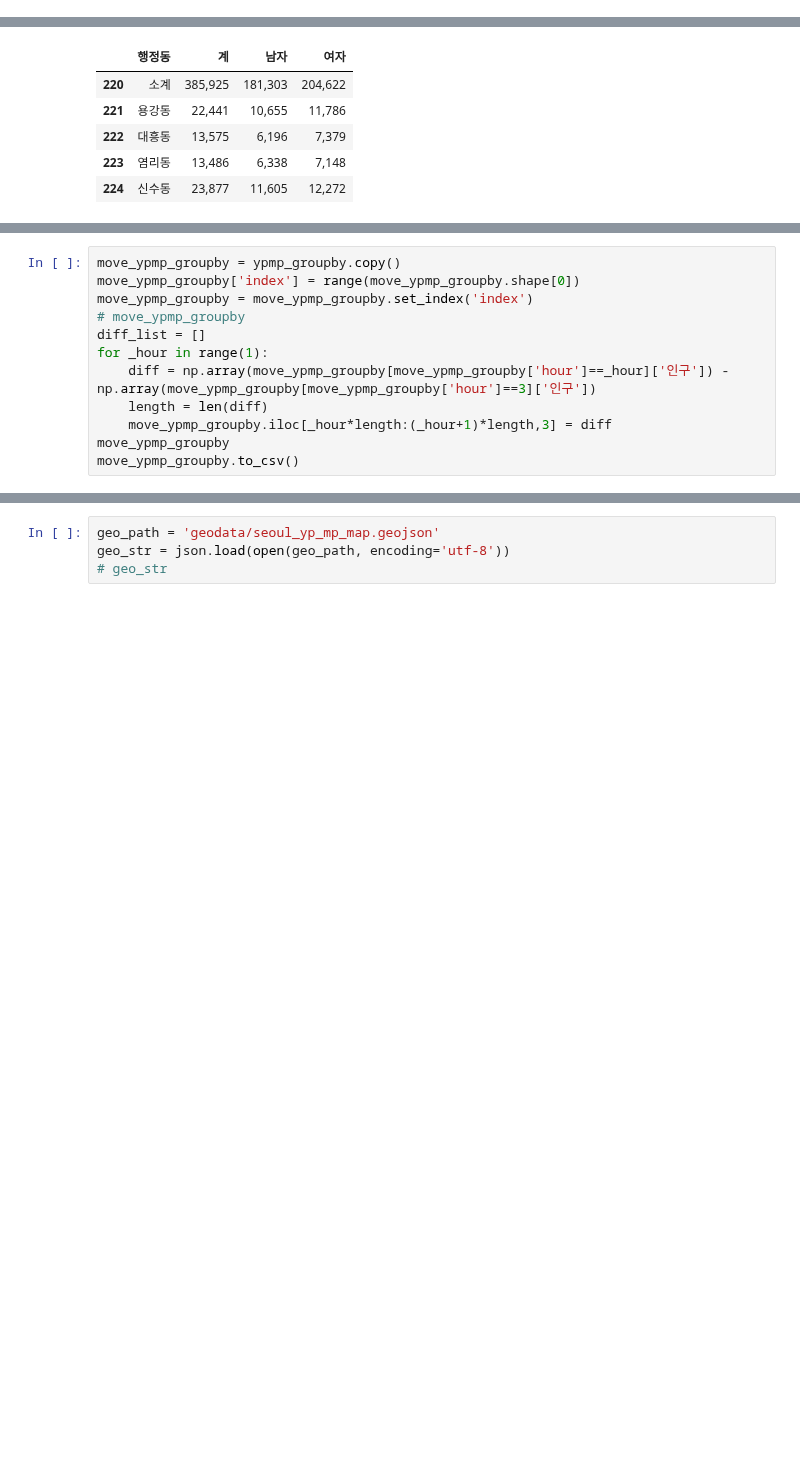
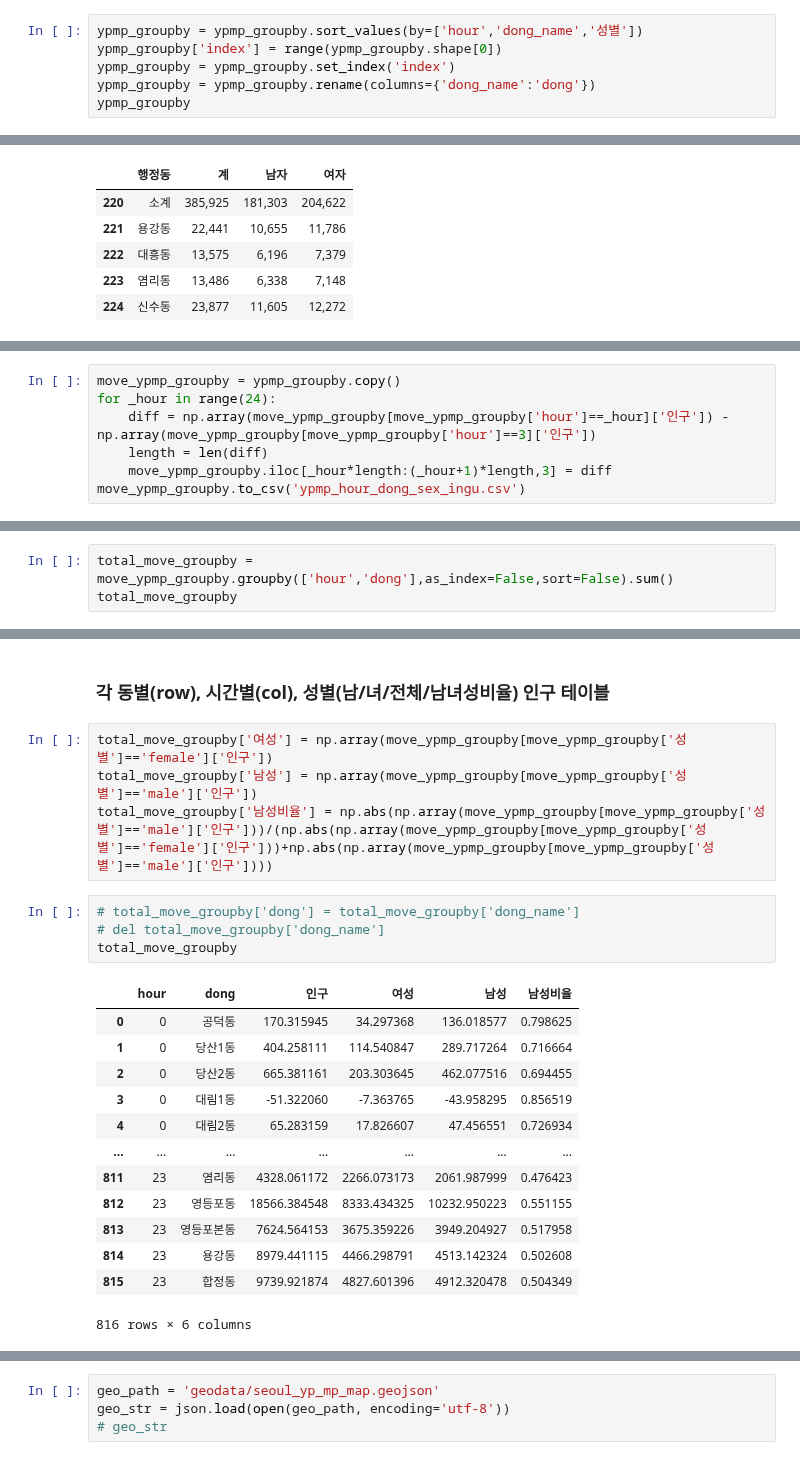
Before and after one commit to Edwardkim0/Place_trend_analysis, a Jupyter notebook: eda_map.ipynb, the cells around one changed output, grey strips where cells are left out. Drawn from its saved outputs; the diff is of its cells as text; blank space fills up the shorter version.

```diff
--- a/eda_map.ipynb
+++ b/eda_map.ipynb
@@ -86,0 +92,6 @@ ypmp_groupby = pd.concat([yp_groupby,mp_groupby])
+# %%
+ypmp_groupby = ypmp_groupby.sort_values(by=['hour','dong_name','성별'])
+ypmp_groupby['index'] = range(ypmp_groupby.shape[0])
+ypmp_groupby = ypmp_groupby.set_index('index')
+ypmp_groupby = ypmp_groupby.rename(columns={'dong_name':'dong'})
+ypmp_groupby
@@ -103,12 +131,7 @@ target_enrolled_ingu.head()
 # %%
 move_ypmp_groupby = ypmp_groupby.copy()
-move_ypmp_groupby['index'] = range(move_ypmp_groupby.shape[0])
-move_ypmp_groupby = move_ypmp_groupby.set_index('index')
-# move_ypmp_groupby
-diff_list = []
-for _hour in range(1):
+for _hour in range(24):
     diff = np.array(move_ypmp_groupby[move_ypmp_groupby['hour']==_hour]['인구']) - np.array(move_ypmp_groupby[move_ypmp_groupby['hour']==3]['인구'])
     length = len(diff)
     move_ypmp_groupby.iloc[_hour*length:(_hour+1)*length,3] = diff
-move_ypmp_groupby
-move_ypmp_groupby.to_csv()
+move_ypmp_groupby.to_csv('ypmp_hour_dong_sex_ingu.csv')
@@ -186,0 +164,3 @@ move_groupby_dong[0].describe()
+# %%
+total_move_groupby = move_ypmp_groupby.groupby(['hour','dong'],as_index=False,sort=False).sum()
+total_move_groupby
@@ -186,0 +181,24 @@ move_groupby_dong[0].describe()
+# %% [markdown]
+### 각 동별(row), 시간별(col), 성별(남/녀/전체/남녀성비율) 인구 테이블
+# %%
+total_move_groupby['여성'] = np.array(move_ypmp_groupby[move_ypmp_groupby['성별']=='female']['인구'])
+total_move_groupby['남성'] = np.array(move_ypmp_groupby[move_ypmp_groupby['성별']=='male']['인구'])
+total_move_groupby['남성비율'] = np.abs(np.array(move_ypmp_groupby[move_ypmp_groupby['성별']=='male']['인구']))/(np.abs(np.array(move_ypmp_groupby[move_ypmp_groupby['성별']=='female']['인구']))+np.abs(np.array(move_ypmp_groupby[move_ypmp_groupby['성별']=='male']['인구'])))
+# %%
+# total_move_groupby['dong'] = total_move_groupby['dong_name']
+# del total_move_groupby['dong_name']
+total_move_groupby
+# %% [output]
+|  | hour | dong | 인구 | 여성 | 남성 | 남성비율 |
+| 0 | 0 | 공덕동 | 170.315945 | 34.297368 | 136.018577 | 0.798625 |
+| 1 | 0 | 당산1동 | 404.258111 | 114.540847 | 289.717264 | 0.716664 |
+| 2 | 0 | 당산2동 | 665.381161 | 203.303645 | 462.077516 | 0.694455 |
+| 3 | 0 | 대림1동 | -51.322060 | -7.363765 | -43.958295 | 0.856519 |
+| 4 | 0 | 대림2동 | 65.283159 | 17.826607 | 47.456551 | 0.726934 |
+| ... | ... | ... | ... | ... | ... | ... |
+| 811 | 23 | 염리동 | 4328.061172 | 2266.073173 | 2061.987999 | 0.476423 |
+| 812 | 23 | 영등포동 | 18566.384548 | 8333.434325 | 10232.950223 | 0.551155 |
+| 813 | 23 | 영등포본동 | 7624.564153 | 3675.359226 | 3949.204927 | 0.517958 |
+| 814 | 23 | 용강동 | 8979.441115 | 4466.298791 | 4513.142324 | 0.502608 |
+| 815 | 23 | 합정동 | 9739.921874 | 4827.601396 | 4912.320478 | 0.504349 |
+816 rows × 6 columns
```
Also changed, not shown: parts of 31 cells of this notebook, 1 other file.
